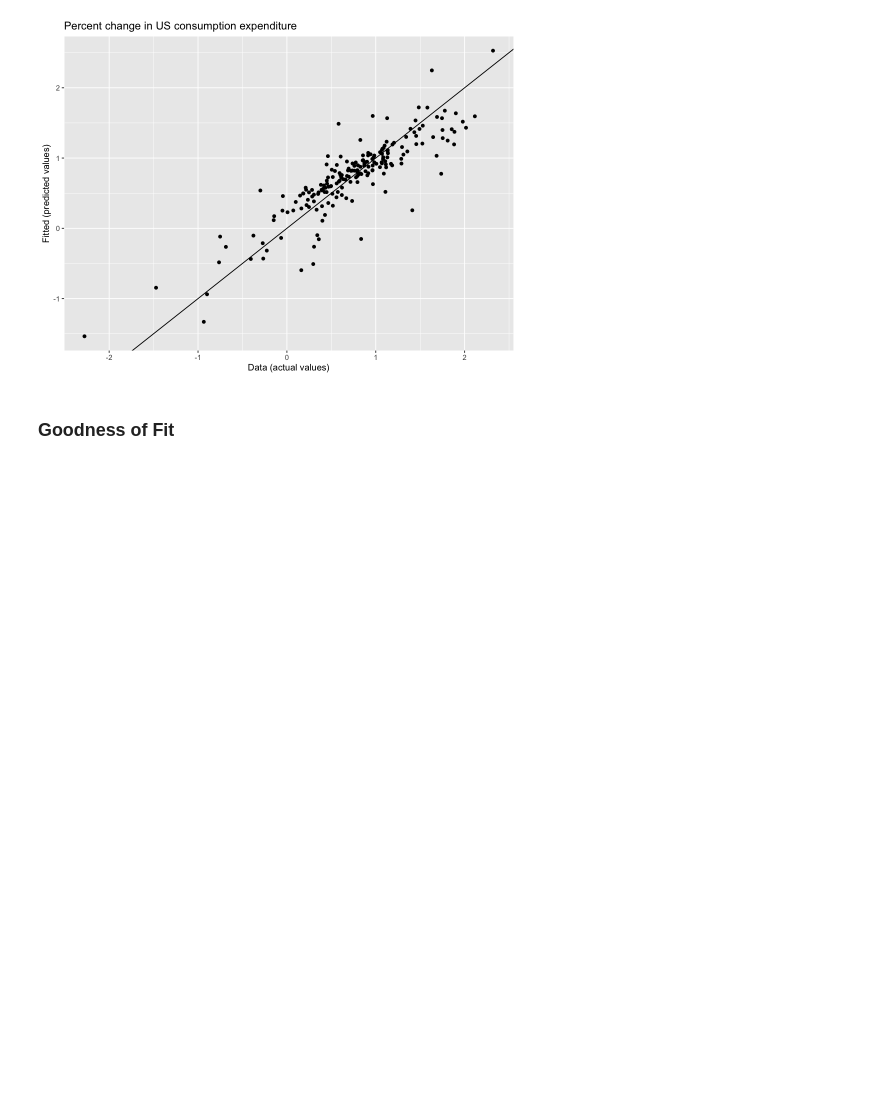
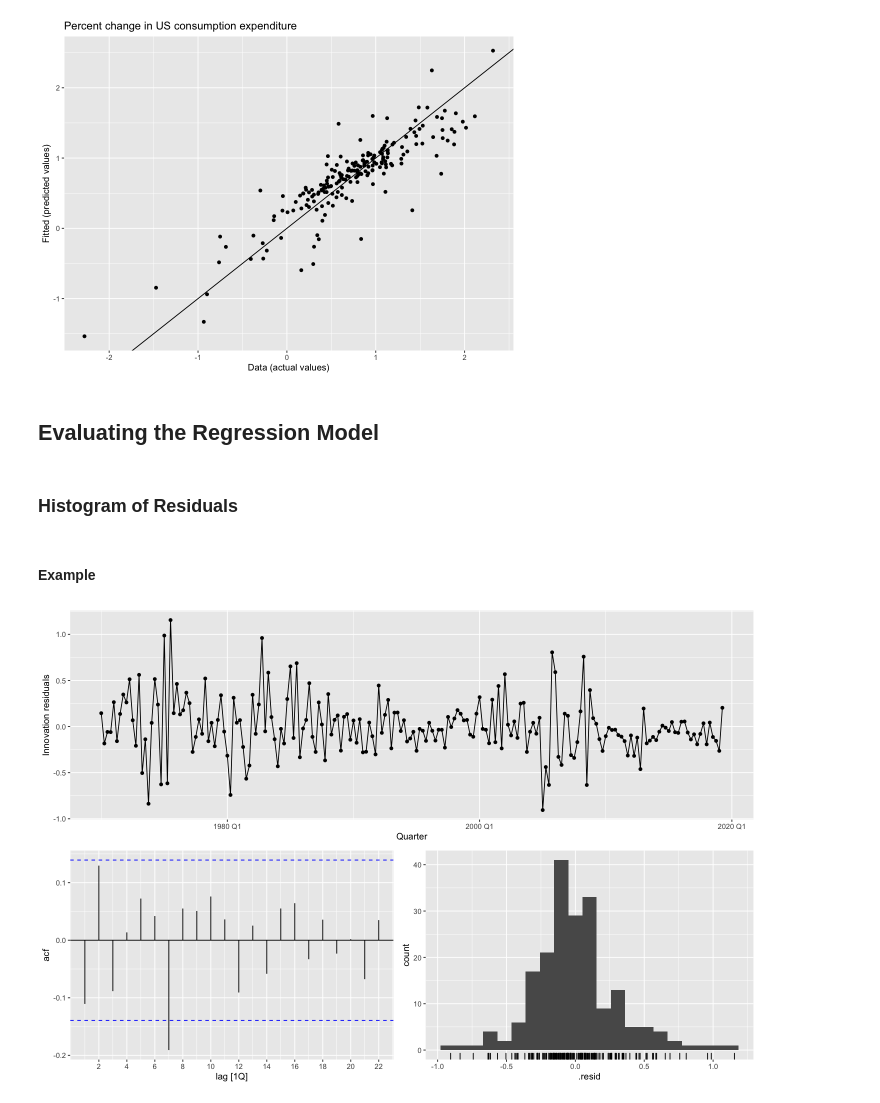
Before and after one commit to antounes/fpp3, a Jupyter notebook: 7_time_series_regression_models.ipynb, the cells around one changed output. Drawn from its saved outputs; the diff is of its cells as text; code cells hidden in the pictures; blank space fills up the shorter version.

Commit message:
evaluating the regression model

```diff
--- a/7_time_series_regression_models.ipynb
+++ b/7_time_series_regression_models.ipynb
@@ -146,5 +149,15 @@ augment(fit_consMR) %>%
   geom_abline(intercept=0, slope=1)
 # %% [output]
 [figure]
-# %% [markdown]
-### Goodness of Fit
+# %% [markdown]
+## Evaluating the Regression Model
+# %% [markdown]
+### Histogram of Residuals
+# %% [markdown]
+#### Example
+# %%
+options(repr.plot.width=12, repr.plot.height=8)
+
+fit_consMR %>% gg_tsresiduals()
+# %% [output]
+[figure, added]
```
Also changed, not shown: parts of 9 cells of this notebook.
